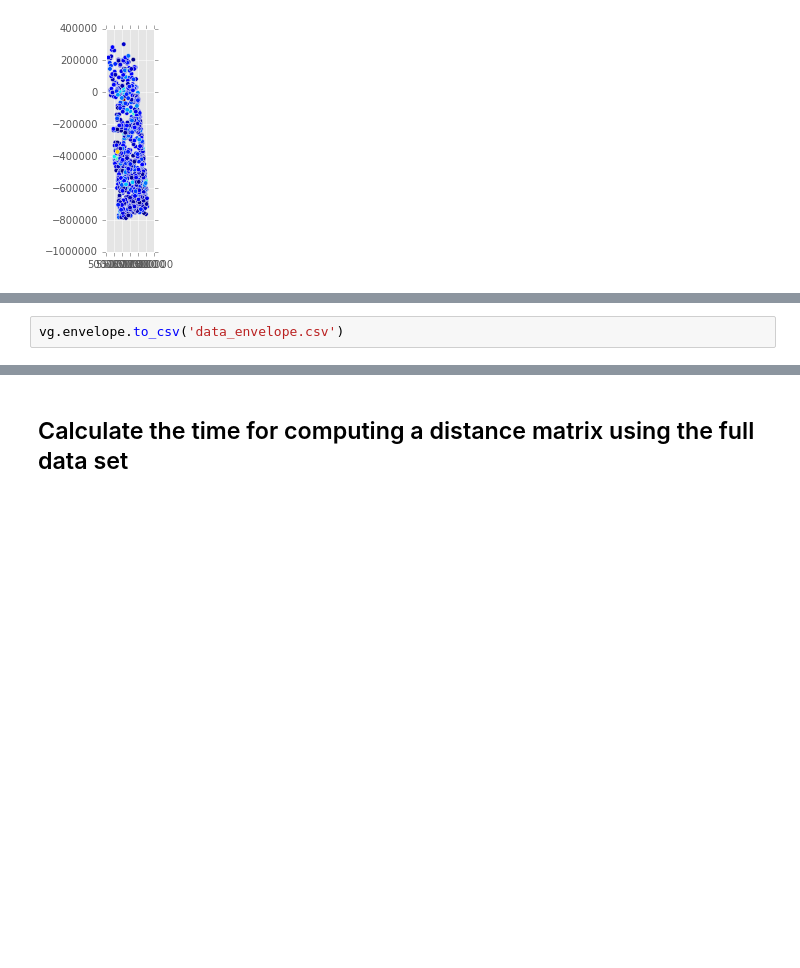
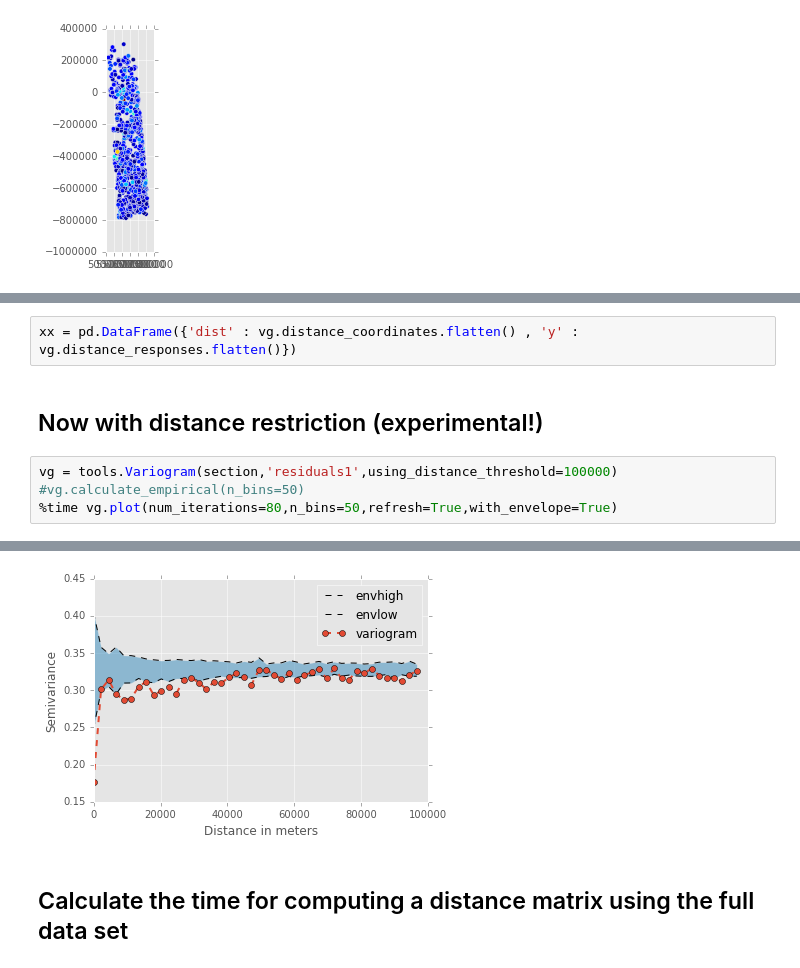
Before and after one commit to molgor/spystats, a Jupyter notebook: notebooks/log_spatial_autocorrelation_with_trend.ipynb, the cells around one changed output, grey strips where cells are left out. Cells and saved outputs as stored; diff of their text form; blank space fills up the shorter version.

Commit message:
Added distance threshold selector for the mpirical variogram and envelope. Reduces computational complexity

```diff
--- a/notebooks/log_spatial_autocorrelation_with_trend.ipynb
+++ b/notebooks/log_spatial_autocorrelation_with_trend.ipynb
@@ -140,2 +140,9 @@ Wall time: 17.7 s
-# %%
-vg.envelope.to_csv('data_envelope.csv')
+# %%
+xx = pd.DataFrame({'dist' : vg.distance_coordinates.flatten() , 'y' : vg.distance_responses.flatten()})
+# %% [markdown]
+## Now with distance restriction (experimental!)
+# %%
+vg = tools.Variogram(section,'residuals1',using_distance_threshold=100000)
+#vg.calculate_empirical(n_bins=50)
+%time vg.plot(num_iterations=80,n_bins=50,refresh=True,with_envelope=True)
+# %% [output]
@@ -142,3 +151,4 @@ vg.envelope.to_csv('data_envelope.csv')
+[figure, added]
 # %% [markdown]
 ## Calculate the time for computing a distance matrix using the full data set
 # %%
```
Also changed, not shown: parts of 5 cells of this notebook, 1 other file.
